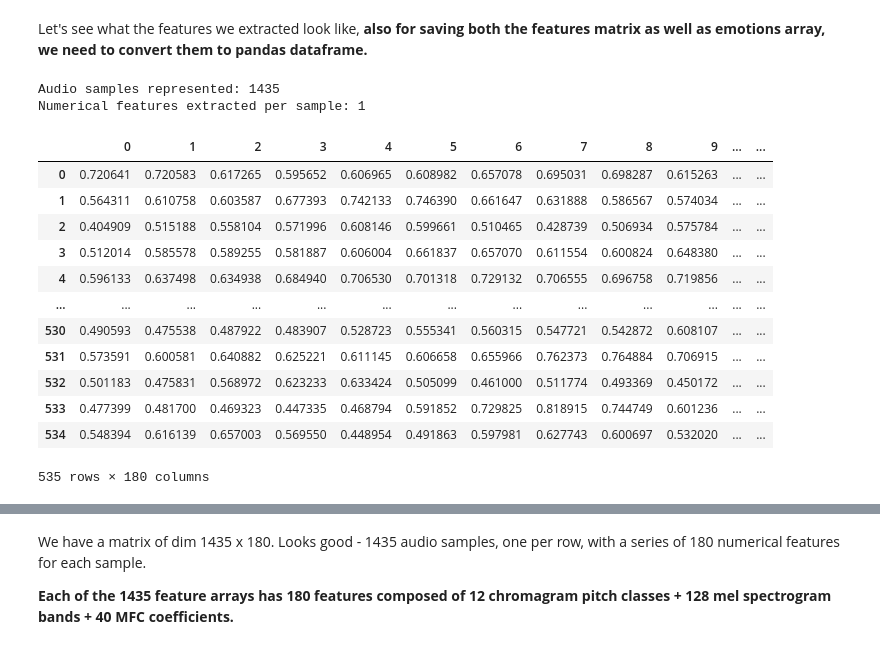
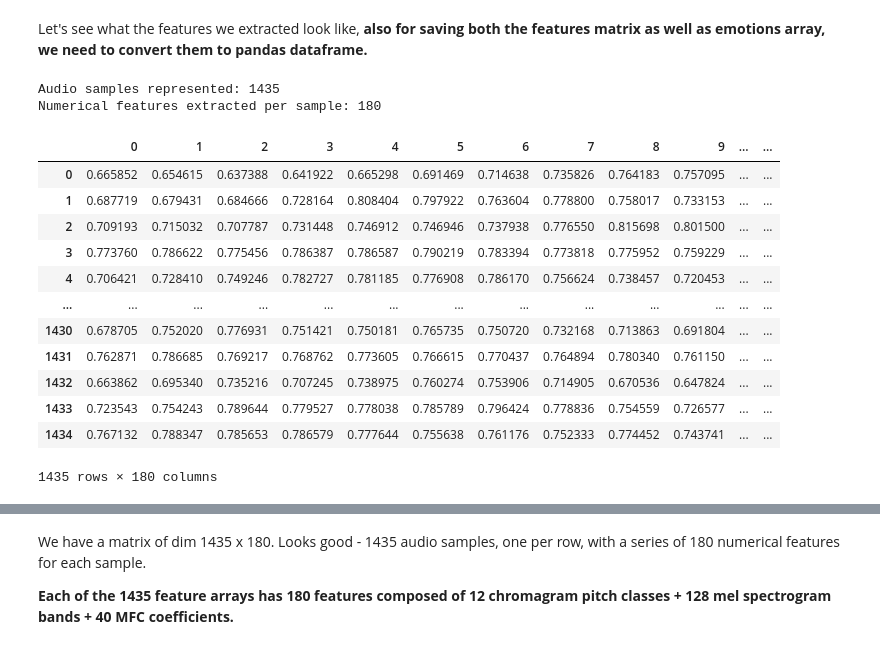
Before and after one commit to IAT-ExploringAI-2024/Week3-Machine_Learning, a Jupyter notebook: Week_3_MachineLearning.ipynb, the cells around one changed output, grey strips where cells are left out. Saved outputs shown, nothing was run; the diff lists cells and outputs as text; code cells hidden in the pictures.

```diff
--- a/Week_3_MachineLearning.ipynb
+++ b/Week_3_MachineLearning.ipynb
@@ -69,8 +69,8 @@ import warnings; warnings.filterwarnings('ignore')
 # %%
 #Ravdess stuff
 
-features=pd.read_excel('/content/drive/MyDrive/IAT481/emotionsRavdess.xlsx',index_col=0)
-emotions=pd.read_excel('/content/drive/MyDrive/IAT481/featuresRavdess.xlsx',index_col=0)
+emotions=pd.read_excel('/content/drive/MyDrive/IAT481/emotionsRavdess.xlsx',index_col=0)
+features=pd.read_excel('/content/drive/MyDrive/IAT481/featuresRavdess.xlsx',index_col=0)
 # %%
 #Emodb stuff
 
@@ -274,27 +276,31 @@ Let's see what the features we extracted look like, **also for saving both the f
 # %%
 print(f'\nAudio samples represented: {features.shape[0]}')
 
 print(f'Numerical features extracted per sample: {features.shape[1]}')
 features_df = pd.DataFrame(featuresEmo) # make it pretty for display
-
-
 #making dataframe for emotions as well
 emotions_df = pd.DataFrame(emotionsEmo) # make it pretty for display
 
-features_df
+
+
+#Ravdess one
+features_df_Rav = pd.DataFrame(features)
+emotions_df_Rav = pd.DataFrame(emotions)
+
+features_df_Rav
 # %% [output]
 Audio samples represented: 1435
-Numerical features extracted per sample: 1
+Numerical features extracted per sample: 180
 |  | 0 | 1 | 2 | 3 | 4 | 5 | 6 | 7 | 8 | 9 | ... | ... |
-| 0 | 0.720641 | 0.720583 | 0.617265 | 0.595652 | 0.606965 | 0.608982 | 0.657078 | 0.695031 | 0.698287 | 0.615263 | ... | ... |
-| 1 | 0.564311 | 0.610758 | 0.603587 | 0.677393 | 0.742133 | 0.746390 | 0.661647 | 0.631888 | 0.586567 | 0.574034 | ... | ... |
-| 2 | 0.404909 | 0.515188 | 0.558104 | 0.571996 | 0.608146 | 0.599661 | 0.510465 | 0.428739 | 0.506934 | 0.575784 | ... | ... |
-| 3 | 0.512014 | 0.585578 | 0.589255 | 0.581887 | 0.606004 | 0.661837 | 0.657070 | 0.611554 | 0.600824 | 0.648380 | ... | ... |
-| 4 | 0.596133 | 0.637498 | 0.634938 | 0.684940 | 0.706530 | 0.701318 | 0.729132 | 0.706555 | 0.696758 | 0.719856 | ... | ... |
+| 0 | 0.665852 | 0.654615 | 0.637388 | 0.641922 | 0.665298 | 0.691469 | 0.714638 | 0.735826 | 0.764183 | 0.757095 | ... | ... |
+| 1 | 0.687719 | 0.679431 | 0.684666 | 0.728164 | 0.808404 | 0.797922 | 0.763604 | 0.778800 | 0.758017 | 0.733153 | ... | ... |
+| 2 | 0.709193 | 0.715032 | 0.707787 | 0.731448 | 0.746912 | 0.746946 | 0.737938 | 0.776550 | 0.815698 | 0.801500 | ... | ... |
+| 3 | 0.773760 | 0.786622 | 0.775456 | 0.786387 | 0.786587 | 0.790219 | 0.783394 | 0.773818 | 0.775952 | 0.759229 | ... | ... |
+| 4 | 0.706421 | 0.728410 | 0.749246 | 0.782727 | 0.781185 | 0.776908 | 0.786170 | 0.756624 | 0.738457 | 0.720453 | ... | ... |
 | ... | ... | ... | ... | ... | ... | ... | ... | ... | ... | ... | ... | ... |
-| 530 | 0.490593 | 0.475538 | 0.487922 | 0.483907 | 0.528723 | 0.555341 | 0.560315 | 0.547721 | 0.542872 | 0.608107 | ... | ... |
-| 531 | 0.573591 | 0.600581 | 0.640882 | 0.625221 | 0.611145 | 0.606658 | 0.655966 | 0.762373 | 0.764884 | 0.706915 | ... | ... |
-| 532 | 0.501183 | 0.475831 | 0.568972 | 0.623233 | 0.633424 | 0.505099 | 0.461000 | 0.511774 | 0.493369 | 0.450172 | ... | ... |
-| 533 | 0.477399 | 0.481700 | 0.469323 | 0.447335 | 0.468794 | 0.591852 | 0.729825 | 0.818915 | 0.744749 | 0.601236 | ... | ... |
-| 534 | 0.548394 | 0.616139 | 0.657003 | 0.569550 | 0.448954 | 0.491863 | 0.597981 | 0.627743 | 0.600697 | 0.532020 | ... | ... |
+| 1430 | 0.678705 | 0.752020 | 0.776931 | 0.751421 | 0.750181 | 0.765735 | 0.750720 | 0.732168 | 0.713863 | 0.691804 | ... | ... |
+| 1431 | 0.762871 | 0.786685 | 0.769217 | 0.768762 | 0.773605 | 0.766615 | 0.770437 | 0.764894 | 0.780340 | 0.761150 | ... | ... |
+| 1432 | 0.663862 | 0.695340 | 0.735216 | 0.707245 | 0.738975 | 0.760274 | 0.753906 | 0.714905 | 0.670536 | 0.647824 | ... | ... |
+| 1433 | 0.723543 | 0.754243 | 0.789644 | 0.779527 | 0.778038 | 0.785789 | 0.796424 | 0.778836 | 0.754559 | 0.726577 | ... | ... |
+| 1434 | 0.767132 | 0.788347 | 0.785653 | 0.786579 | 0.777644 | 0.755638 | 0.761176 | 0.752333 | 0.774452 | 0.743741 | ... | ... |
-535 rows × 180 columns
+1435 rows × 180 columns
```
Also changed, not shown: parts of 6 cells of this notebook.
